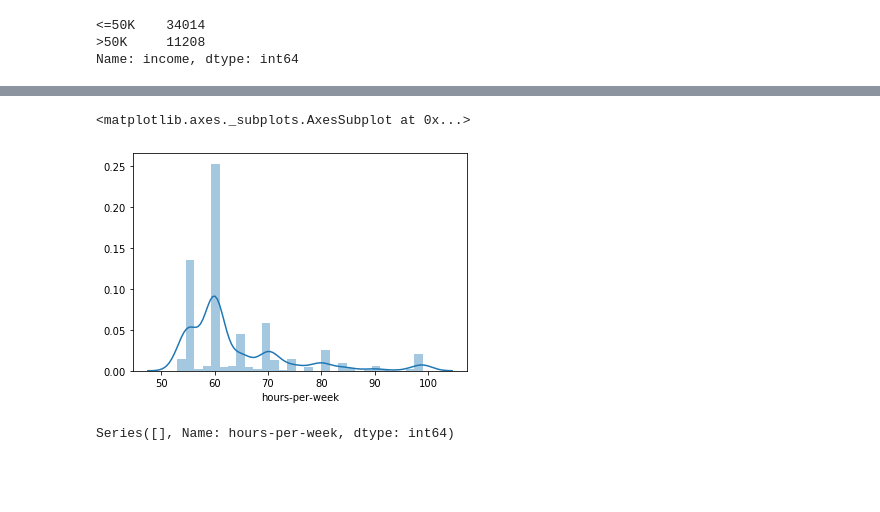
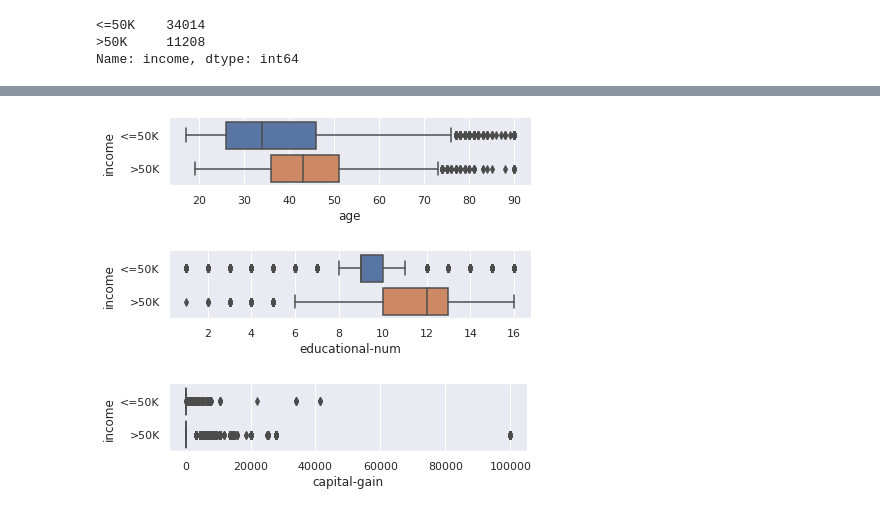
Before and after one commit to vizziviz/otherprojects, a Jupyter notebook: storytelling.ipynb, the cells around one changed output, grey strips where cells are left out. Cells and saved outputs as stored; diff of their text form; code cells hidden in the pictures; blank space fills up the shorter version.

```diff
--- a/storytelling.ipynb
+++ b/storytelling.ipynb
@@ -130,9 +131,21 @@ sns.countplot(high_ol['hours-per-week'], hue=df.income)
-# %%
-sns.distplot(high_ol[~mask]['hours-per-week'],)
-# %% [output]
-<matplotlib.axes._subplots.AxesSubplot at 0x...>
-[figure, removed]
-# %%
-df['hours-per-week'][outliers]
-# %% [output]
-Series([], Name: hours-per-week, dtype: int64)
+# %%
+g = sns.catplot(x="age", y="income",
+                kind="box", orient="h", height=1.5, aspect=4,
+                data=df)
+#g.set(xscale="log")
+# %% [output]
+[figure, added]
+# %%
+g = sns.catplot(x="educational-num", y="income",
+                kind="box", orient="h", height=1.5, aspect=4,
+                data=df)
+#g.set(xscale="log")
+# %% [output]
+[figure, added]
+# %%
+g = sns.catplot(x="capital-gain", y="income",
+                kind="box", orient="h", height=1.5, aspect=4,
+                data=df)
+#g.set(xscale="log")
+# %% [output]
+[figure, added]
```
Also changed, not shown: parts of 52 cells of this notebook.
